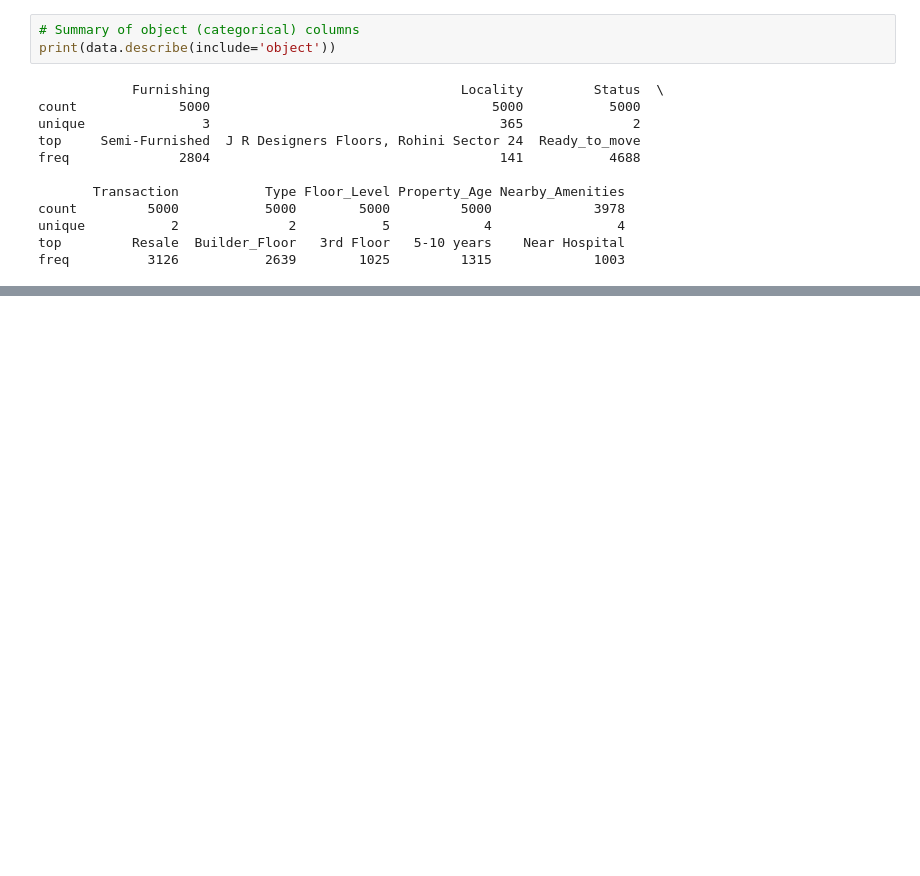
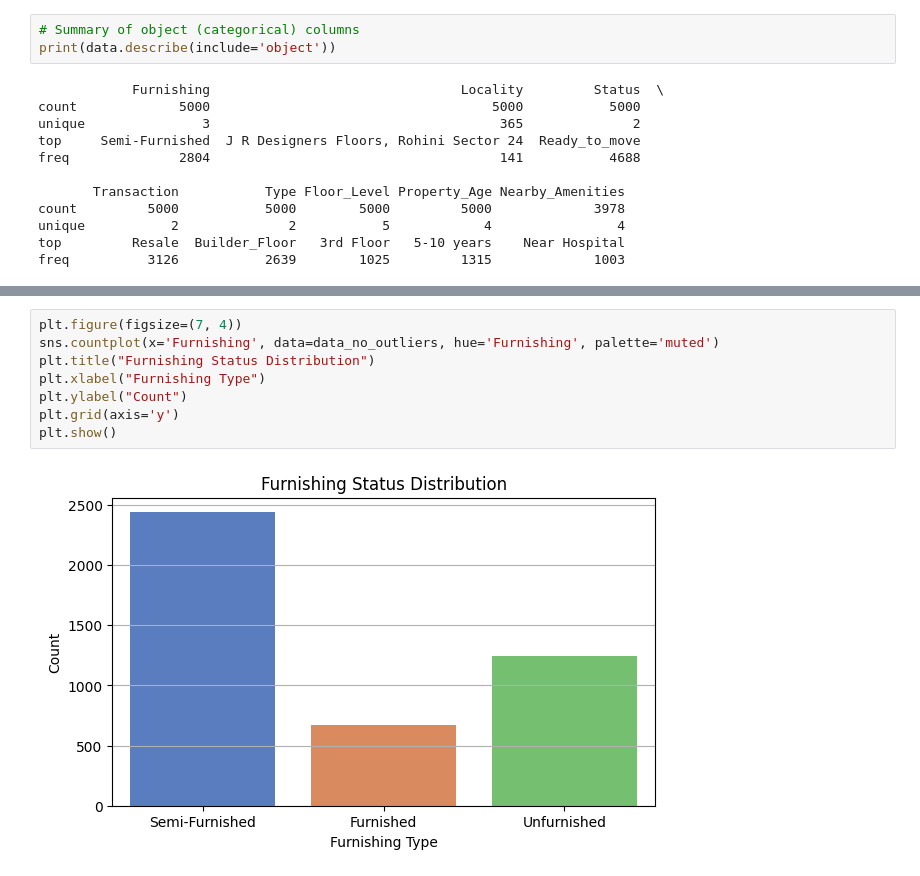
Before and after one commit to vandita-yadav/Indian-Real-Estate-Price-Analysis-Insights, a Jupyter notebook: CA2_VanditaYadav.ipynb, the cells around one changed output, grey strips where cells are left out. Drawn from its saved outputs; the diff is of its cells as text; blank space fills up the shorter version.

```diff
--- a/CA2_VanditaYadav.ipynb
+++ b/CA2_VanditaYadav.ipynb
@@ -236,0 +257,10 @@ THIS IS NEW COMMIT
+# %%
+plt.figure(figsize=(7, 4))
+sns.countplot(x='Furnishing', data=data_no_outliers, hue='Furnishing', palette='muted')
+plt.title("Furnishing Status Distribution")
+plt.xlabel("Furnishing Type")
+plt.ylabel("Count")
+plt.grid(axis='y')
+plt.show()
+# %% [output]
+[figure, added]
```
Also changed, not shown: parts of 11 cells of this notebook.
